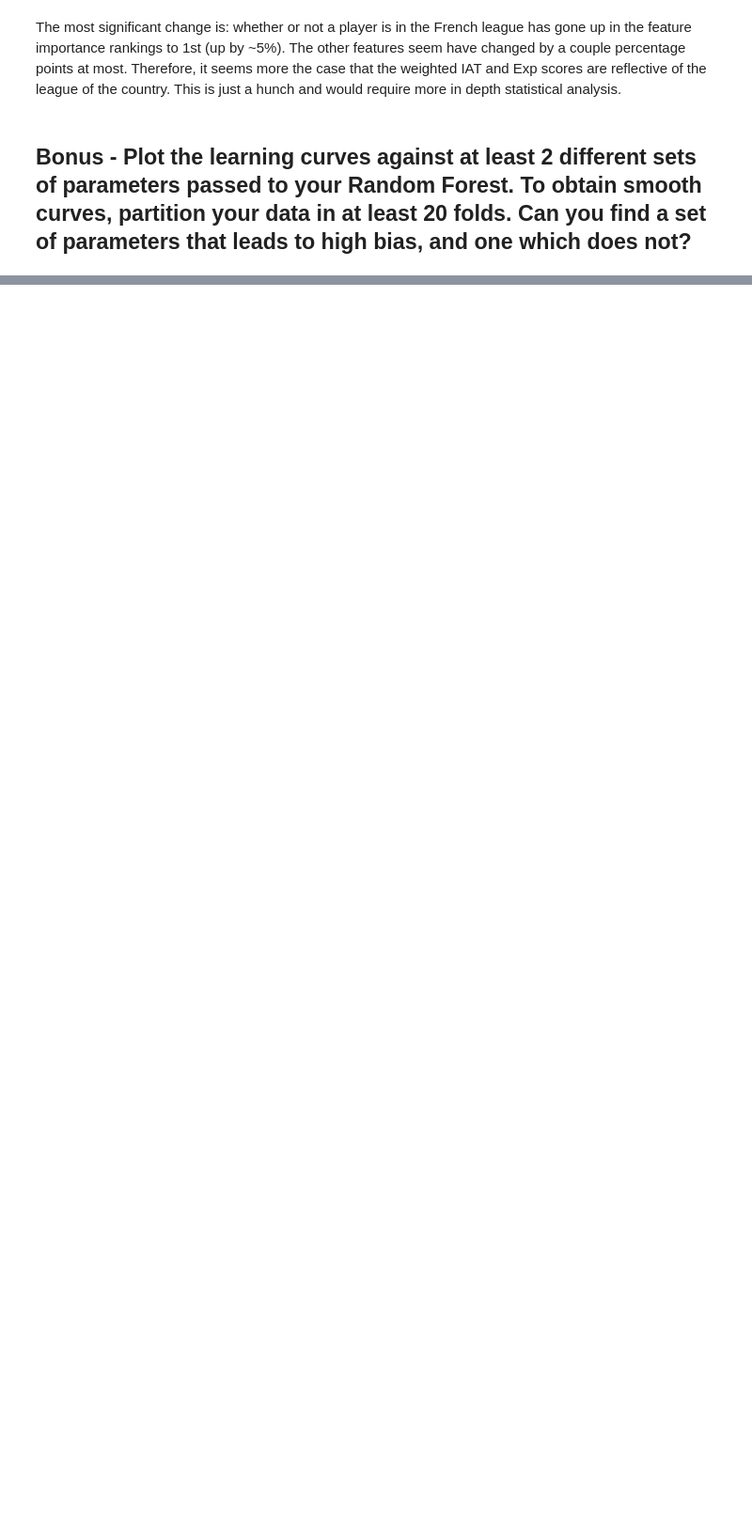
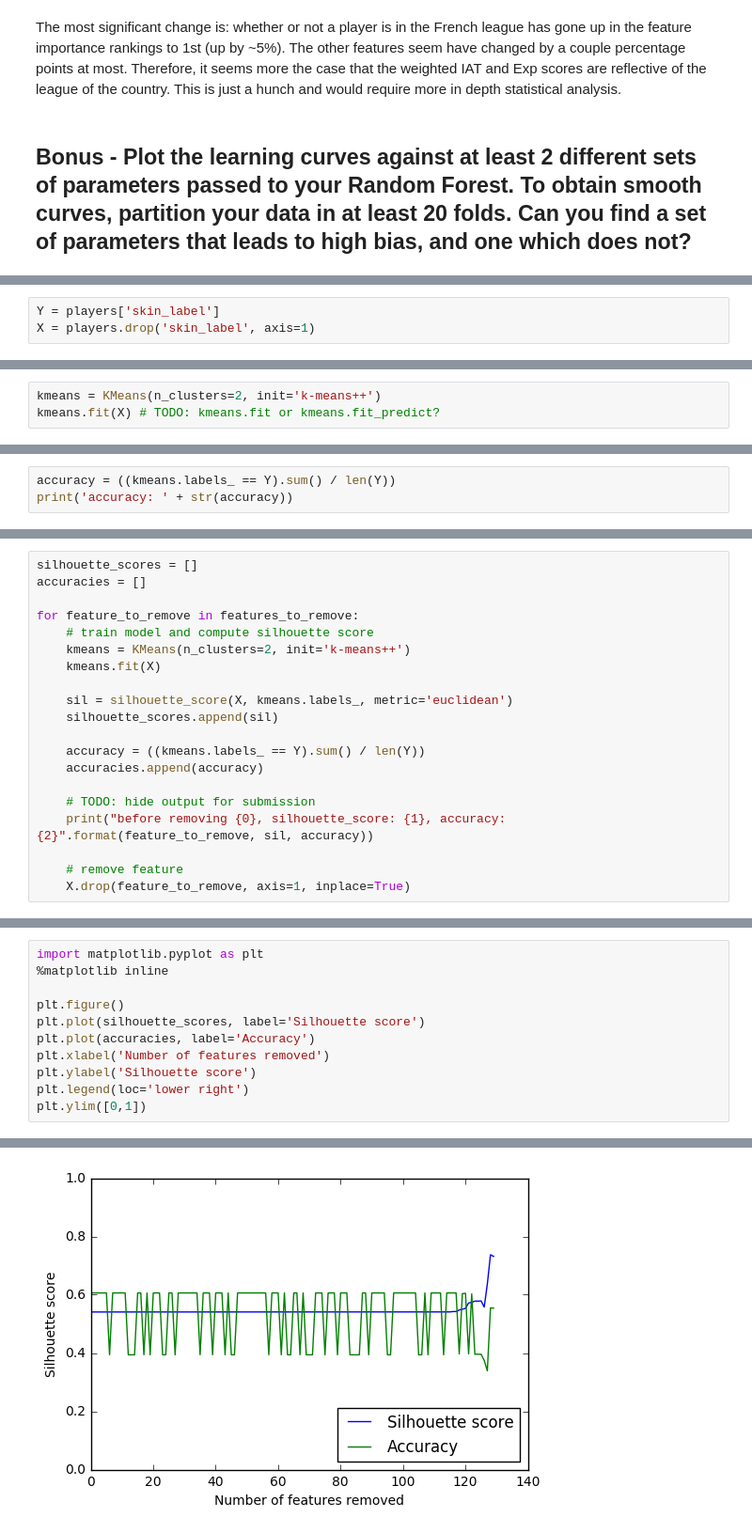
Before and after one commit to BeforeRain/ADA-homework, a Jupyter notebook: 04 - Applied ML/submission_v1.ipynb, the cells around one changed output, grey strips where cells are left out. Shown at 94% size. Saved outputs shown, nothing was run; the diff lists cells and outputs as text; blank space fills up the shorter version.

```diff
--- a/04 - Applied ML/submission_v1.ipynb
+++ b/04 - Applied ML/submission_v1.ipynb
@@ -676,0 +699,3 @@ The most significant change is: whether or not a player is in the French league
+# %%
+Y = players['skin_label']
+X = players.drop('skin_label', axis=1)
@@ -676,0 +704,3 @@ The most significant change is: whether or not a player is in the French league
+# %%
+kmeans = KMeans(n_clusters=2, init='k-means++')
+kmeans.fit(X) # TODO: kmeans.fit or kmeans.fit_predict?
@@ -676,0 +715,3 @@ The most significant change is: whether or not a player is in the French league
+# %%
+accuracy = ((kmeans.labels_ == Y).sum() / len(Y))
+print('accuracy: ' + str(accuracy))
@@ -676,0 +728,20 @@ The most significant change is: whether or not a player is in the French league
+# %%
+silhouette_scores = []
+accuracies = []
+
+for feature_to_remove in features_to_remove:
+    # train model and compute silhouette score
+    kmeans = KMeans(n_clusters=2, init='k-means++')
+    kmeans.fit(X)
+
+    sil = silhouette_score(X, kmeans.labels_, metric='euclidean')
+    silhouette_scores.append(sil)
+
+    accuracy = ((kmeans.labels_ == Y).sum() / len(Y))
+    accuracies.append(accuracy)
+
+    # TODO: hide output for submission
+    print("before removing {0}, silhouette_score: {1}, accuracy: {2}".format(feature_to_remove, sil, accuracy))
+
+    # remove feature
+    X.drop(feature_to_remove, axis=1, inplace=True)
@@ -676,0 +768,12 @@ The most significant change is: whether or not a player is in the French league
+# %%
+import matplotlib.pyplot as plt
+%matplotlib inline
+
+plt.figure()
+plt.plot(silhouette_scores, label='Silhouette score')
+plt.plot(accuracies, label='Accuracy')
+plt.xlabel('Number of features removed')
+plt.ylabel('Silhouette score')
+plt.legend(loc='lower right')
+plt.ylim([0,1])
+# %% [output]
@@ -676,0 +781 @@ The most significant change is: whether or not a player is in the French league
+[figure, added]
```
Also changed, not shown: parts of 22 cells of this notebook, 1 other file.
